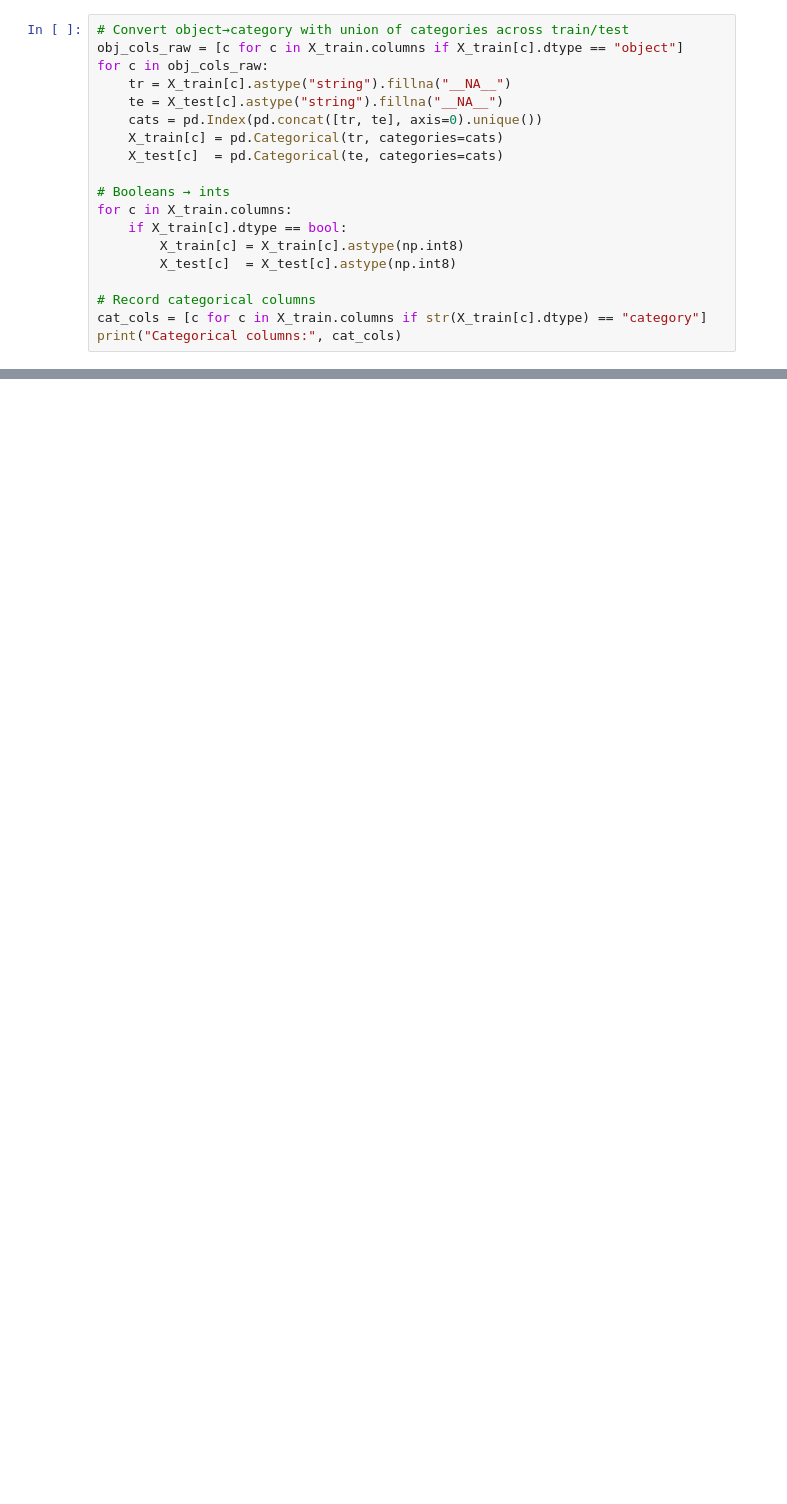
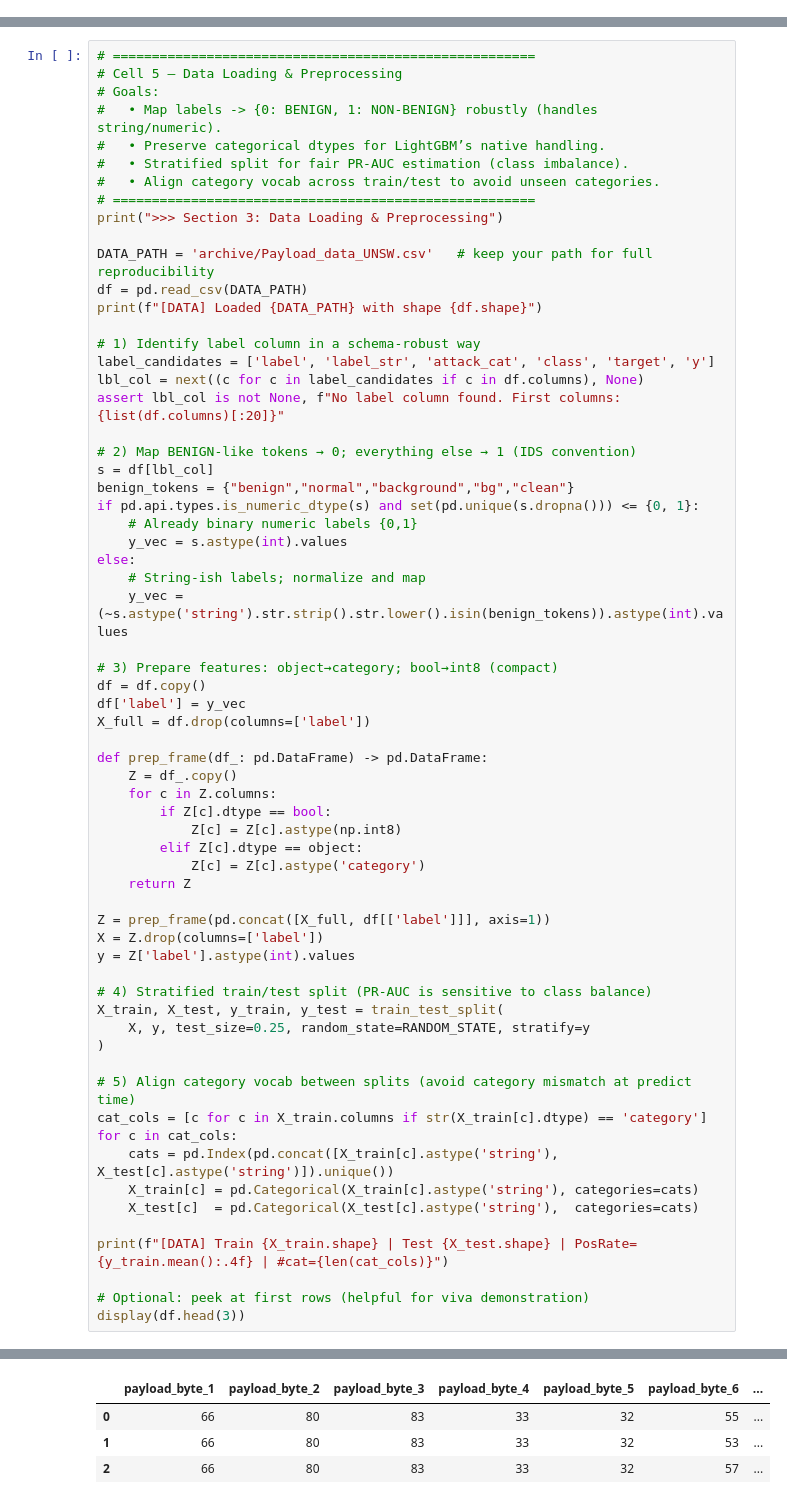
Before and after one commit to oDaruma/BenignTrafficTrainer, a Jupyter notebook: Label_Trainer.ipynb, the cells around one changed output, grey strips where cells are left out. Cells and saved outputs as stored; diff of their text form; blank space fills up the shorter version.

```diff
--- a/Label_Trainer.ipynb
+++ b/Label_Trainer.ipynb
@@ -182,19 +0,0 @@ LightGBM needs numeric **or** pandas `category` dtypes. We:
-# %%
-# Convert object→category with union of categories across train/test
-obj_cols_raw = [c for c in X_train.columns if X_train[c].dtype == "object"]
-for c in obj_cols_raw:
-    tr = X_train[c].astype("string").fillna("__NA__")
-    te = X_test[c].astype("string").fillna("__NA__")
-    cats = pd.Index(pd.concat([tr, te], axis=0).unique())
-    X_train[c] = pd.Categorical(tr, categories=cats)
-    X_test[c]  = pd.Categorical(te, categories=cats)
-
-# Booleans → ints
-for c in X_train.columns:
-    if X_train[c].dtype == bool:
-        X_train[c] = X_train[c].astype(np.int8)
-        X_test[c]  = X_test[c].astype(np.int8)
-
-# Record categorical columns
-cat_cols = [c for c in X_train.columns if str(X_train[c].dtype) == "category"]
-print("Categorical columns:", cat_cols)
@@ -1125,0 +154,65 @@ else:
+# %%
+# ======================================================
+# Cell 5 — Data Loading & Preprocessing
+# Goals:
+#   • Map labels -> {0: BENIGN, 1: NON-BENIGN} robustly (handles string/numeric).
+#   • Preserve categorical dtypes for LightGBM’s native handling.
+#   • Stratified split for fair PR-AUC estimation (class imbalance).
+#   • Align category vocab across train/test to avoid unseen categories.
+# ======================================================
+print(">>> Section 3: Data Loading & Preprocessing")
+
+DATA_PATH = 'archive/Payload_data_UNSW.csv'   # keep your path for full reproducibility
+df = pd.read_csv(DATA_PATH)
+print(f"[DATA] Loaded {DATA_PATH} with shape {df.shape}")
+
+# 1) Identify label column in a schema-robust way
+label_candidates = ['label', 'label_str', 'attack_cat', 'class', 'target', 'y']
+lbl_col = next((c for c in label_candidates if c in df.columns), None)
+assert lbl_col is not None, f"No label column found. First columns: {list(df.columns)[:20]}"
+
+# 2) Map BENIGN-like tokens → 0; everything else → 1 (IDS convention)
+s = df[lbl_col]
+benign_tokens = {"benign","normal","background","bg","clean"}
+if pd.api.types.is_numeric_dtype(s) and set(pd.unique(s.dropna())) <= {0, 1}:
+    # Already binary numeric labels {0,1}
+    y_vec = s.astype(int).values
+else:
+    # String-ish labels; normalize and map
+    y_vec = (~s.astype('string').str.strip().str.lower().isin(benign_tokens)).astype(int).values
+
+# 3) Prepare features: object→category; bool→int8 (compact)
+df = df.copy()
+df['label'] = y_vec
+X_full = df.drop(columns=['label'])
+
+def prep_frame(df_: pd.DataFrame) -> pd.DataFrame:
+    Z = df_.copy()
+    for c in Z.columns:
+        if Z[c].dtype == bool:
+            Z[c] = Z[c].astype(np.int8)
+        elif Z[c].dtype == object:
+            Z[c] = Z[c].astype('category')
+    return Z
+
+Z = prep_frame(pd.concat([X_full, df[['label']]], axis=1))
+X = Z.drop(columns=['label'])
+y = Z['label'].astype(int).values
+
+# 4) Stratified train/test split (PR-AUC is sensitive to class balance)
+X_train, X_test, y_train, y_test = train_test_split(
+    X, y, test_size=0.25, random_state=RANDOM_STATE, stratify=y
+)
+
+# 5) Align category vocab between splits (avoid category mismatch at predict time)
+cat_cols = [c for c in X_train.columns if str(X_train[c].dtype) == 'category']
+for c in cat_cols:
+    cats = pd.Index(pd.concat([X_train[c].astype('string'), X_test[c].astype('string')]).unique())
+    X_train[c] = pd.Categorical(X_train[c].astype('string'), categories=cats)
+    X_test[c]  = pd.Categorical(X_test[c].astype('string'),  categories=cats)
+
+print(f"[DATA] Train {X_train.shape} | Test {X_test.shape} | PosRate={y_train.mean():.4f} | #cat={len(cat_cols)}")
+
+# Optional: peek at first rows (helpful for viva demonstration)
+display(df.head(3))
+# %% [output]
@@ -1125,0 +222,4 @@ else:
+|  | payload_byte_1 | payload_byte_2 | payload_byte_3 | payload_byte_4 | payload_byte_5 | payload_byte_6 | ... |
+| 0 | 66 | 80 | 83 | 33 | 32 | 55 | ... |
+| 1 | 66 | 80 | 83 | 33 | 32 | 53 | ... |
+| 2 | 66 | 80 | 83 | 33 | 32 | 57 | ... |
```
Also changed, not shown: parts of 75 cells of this notebook.
